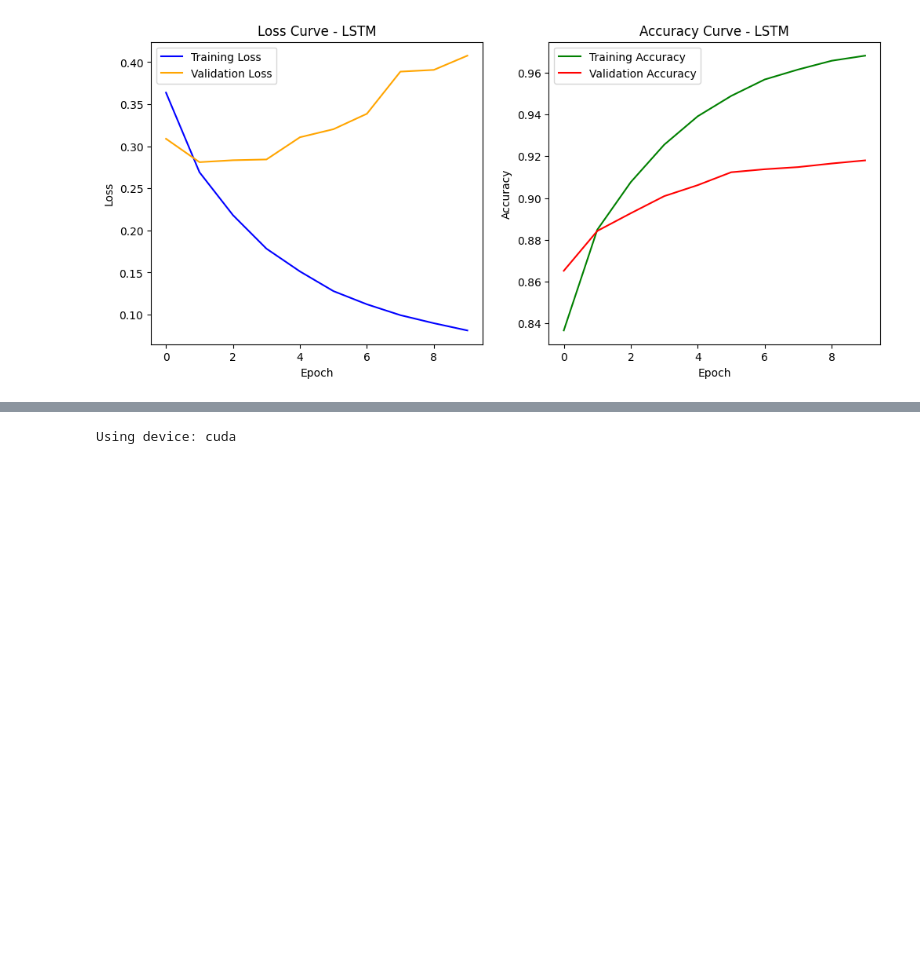
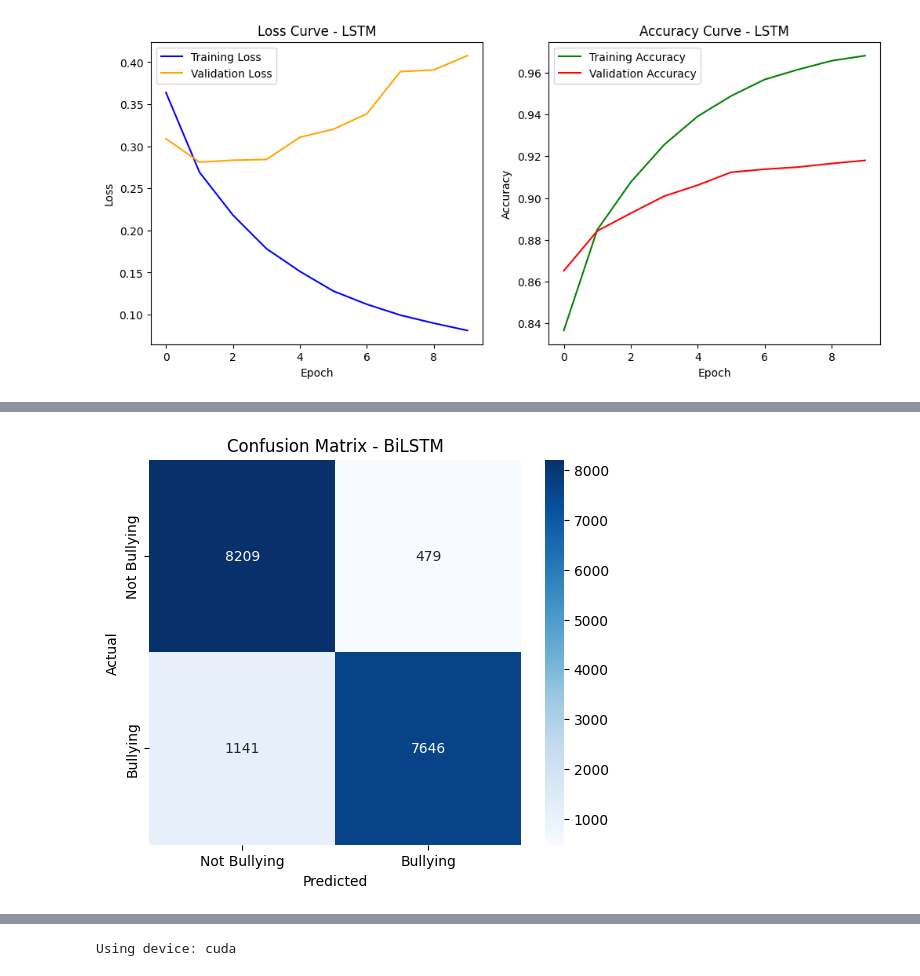
Before and after one commit to Arifuzzaman-Swapnil/Cyber-Bullying-Sentimental-Analysis-, a Jupyter notebook: Cyber_Bullying.ipynb, the cells around one changed output, grey strips where cells are left out. Drawn from its saved outputs; the diff is of its cells as text; code cells hidden in the pictures; blank space fills up the shorter version.

```diff
--- a/Cyber_Bullying.ipynb
+++ b/Cyber_Bullying.ipynb
@@ -596,0 +644,4 @@ plt.show()
+# %%
+# ✅ Train-Test Split
+y = df['label'].values
+X_train, X_test, y_train, y_test = train_test_split(X, y, test_size=0.2, random_state=42)
@@ -596,0 +654,14 @@ plt.show()
+# %%
+model = Sequential([
+    Embedding(input_dim=10000, output_dim=128, input_length=100),
+    Bidirectional(LSTM(64, return_sequences=True)),
+    Dropout(0.3),
+    Bidirectional(LSTM(32)),
+    Dropout(0.3),
+    Dense(32, activation='relu'),
+    Dropout(0.3),
+    Dense(1, activation='sigmoid')
+])
+
+model.compile(optimizer='adam', loss='binary_crossentropy', metrics=['accuracy'])
+model.summary()
@@ -596,0 +692,8 @@ plt.show()
+# %%
+
+# ✅ Train Model (5 epochs as requested)
+history = model.fit(X_train, y_train, epochs=5, batch_size=64, validation_data=(X_test, y_test))
+
+# ✅ Evaluate Model
+loss, accuracy = model.evaluate(X_test, y_test)
+print(f"Test Accuracy: {accuracy:.4f}")
@@ -596,0 +713,8 @@ plt.show()
+# %%
+# ✅ Predictions
+y_pred_prob = model.predict(X_test).ravel()
+y_pred = (y_pred_prob > 0.5).astype("int")
+
+# ✅ Classification Report
+print("\n🔹 BiLSTM Classification Report:")
+print(classification_report(y_test, y_pred, target_names=["Not Bullying", "Bullying"]))
@@ -596,0 +733,13 @@ plt.show()
+# %%
+# ✅ Confusion Matrix
+conf_matrix = confusion_matrix(y_test, y_pred)
+plt.figure(figsize=(6, 5))
+sns.heatmap(conf_matrix, annot=True, cmap='Blues', fmt='d',
+            xticklabels=['Not Bullying', 'Bullying'],
+            yticklabels=['Not Bullying', 'Bullying'])
+plt.title('Confusion Matrix - BiLSTM')
+plt.xlabel('Predicted')
+plt.ylabel('Actual')
+plt.show()
+# %% [output]
+[figure, added]
```
Also changed, not shown: parts of 54 cells of this notebook.
